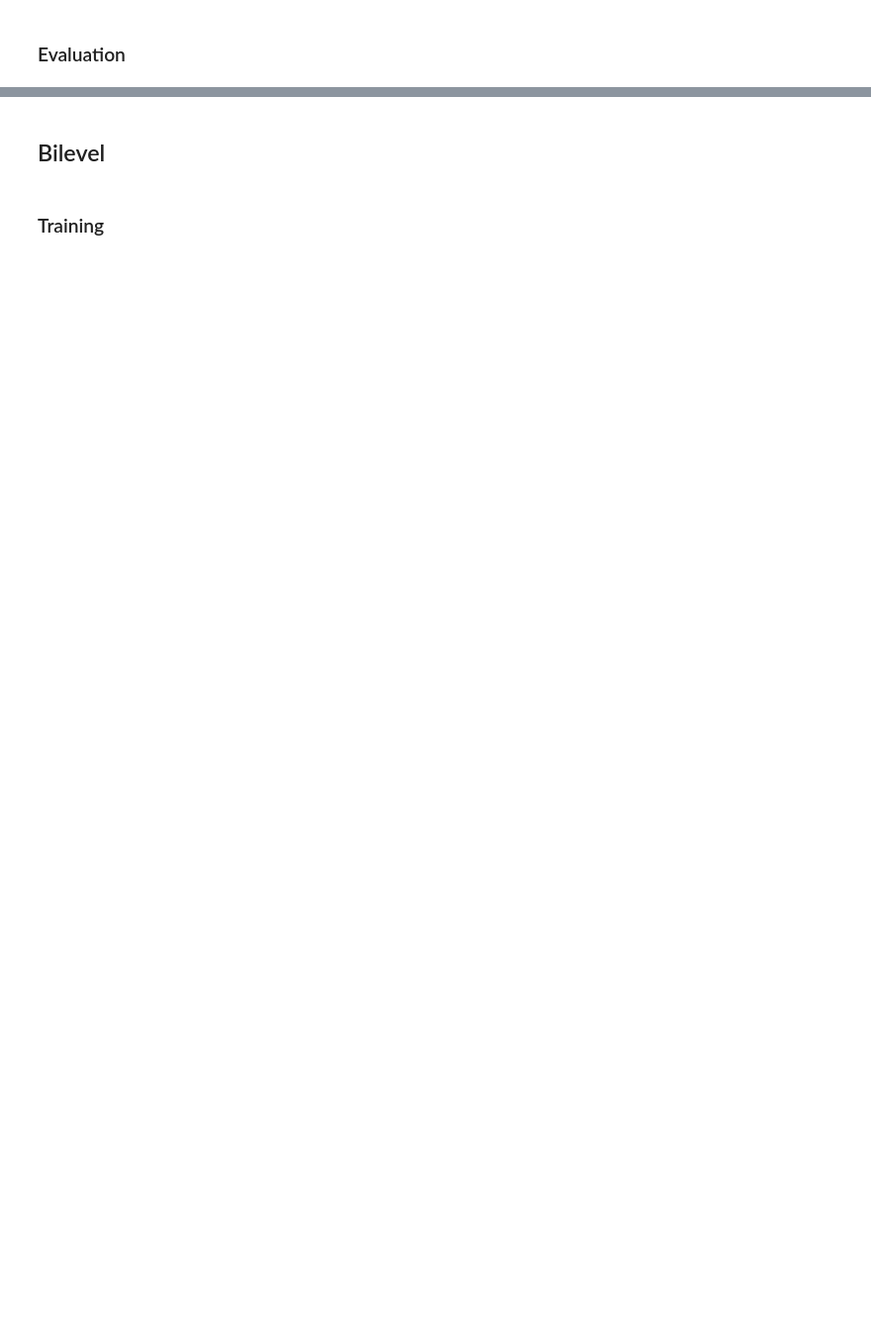
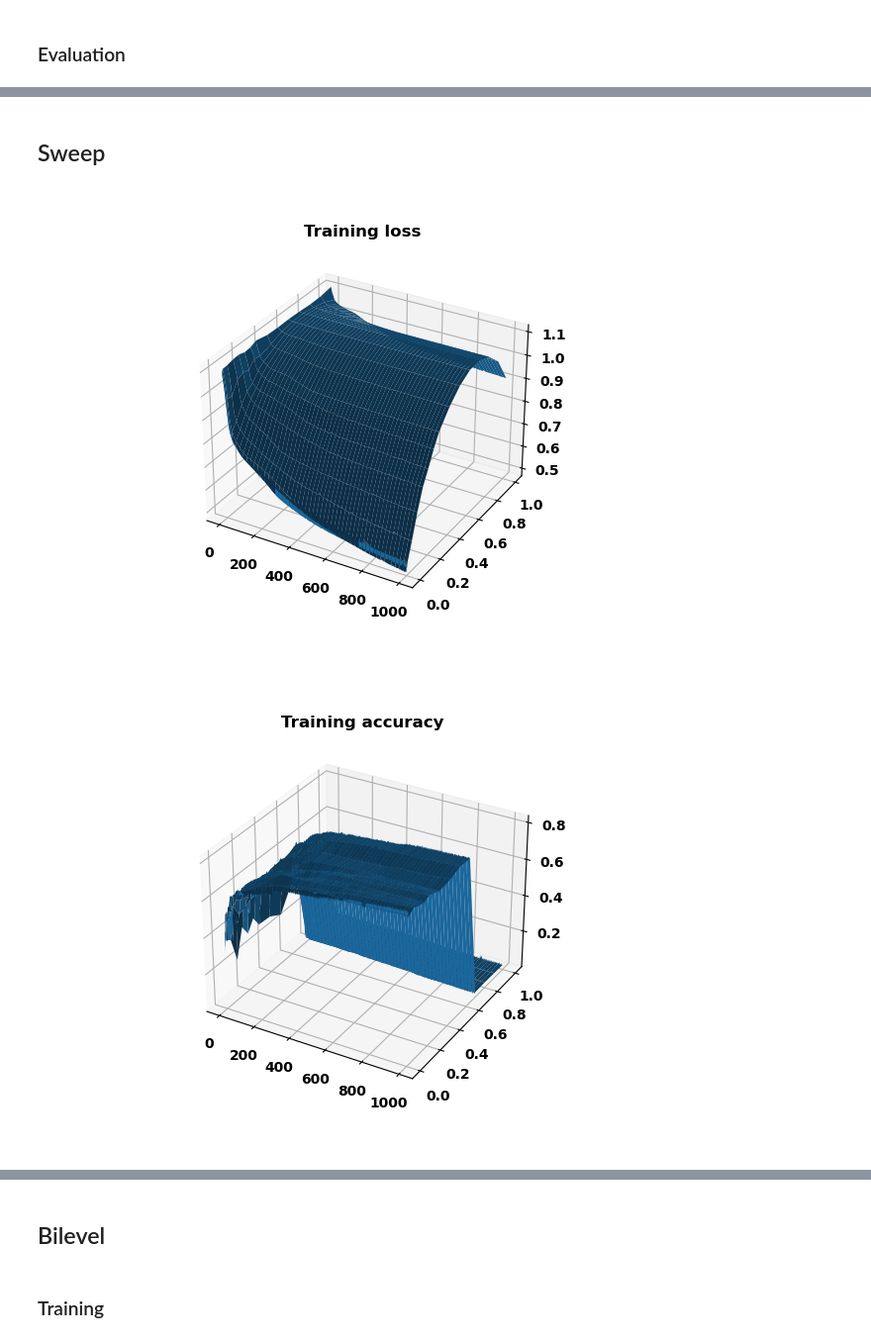
Before and after one commit to AlexanderAuras/learning_the_loss, a Jupyter notebook: 2d.ipynb, the cells around one changed output, grey strips where cells are left out. Shown at 99% size. Saved outputs shown, nothing was run; the diff lists cells and outputs as text; code cells hidden in the pictures; blank space fills up the shorter version.

```diff
--- a/2d.ipynb
+++ b/2d.ipynb
@@ -235,0 +216,65 @@ No handles with labels found to put in legend.
+# %% [markdown]
+## Sweep
+# %%
+values = [0.0, 0.001, 0.005, 0.01, 0.05, 0.1, 0.15, 0.2, 0.25, 0.3, 0.4, 0.5, 0.6, 0.7, 0.8, 0.9, 1.0]
+epochs = 1000
+losses_train = np.zeros((len(values),epochs))
+accuracy_train = np.zeros((len(values),epochs))
+losses_test = np.zeros((len(values),epochs))
+accuracy_test = np.zeros((len(values),epochs))
+
+for v in range(len(values)):
+    model = Net()
+    model.cuda()
+    loss_function = LabelSmoothingLoss(3, torch.full((1,), values[v]), False)
+    loss_function.cuda()
+    optimizer = torch.optim.Adam(model.parameters())
+
+    x_train = x_train.cuda()
+    y_train = y_train.cuda()
+    x_val   = x_val.cuda()
+    y_val   = y_val.cuda()
+    x_test  = x_test.cuda()
+    y_test  = y_test.cuda()
+
+    for i in range(epochs):
+        z_train = model(x_train)
+        loss = loss_function(z_train, y_train)
+        losses_train[v,i] = loss.item()
+        accuracy_train[v,i] = (torch.argmax(torch.nn.functional.softmax(z_train, dim=1), dim=1)==y_train).sum()/data_counts_acc[0][len(data_counts_acc[0])-1]
+        losses_test[v,i] = loss_function(model(x_test), y_test).item()
+        accuracy_test[v,i] = (torch.argmax(torch.nn.functional.softmax(model(x_test), dim=1), dim=1)==y_test).sum()/data_counts_acc[2][len(data_counts_acc[2])-1]
+        optimizer.zero_grad()
+        loss.backward()
+        optimizer.step()
+
+fig = plt.figure()
+axes = fig.add_subplot(111, projection="3d")
+axes.set_title("Training loss")
+grid_x, grid_y = np.meshgrid(np.arange(epochs)*1.0, np.array(values), indexing="ij")
+axes.plot_surface(grid_x, grid_y, losses_train.transpose(1,0))
+axes.grid()
+
+fig = plt.figure()
+axes = fig.add_subplot(111, projection="3d")
+axes.set_title("Training accuracy")
+grid_x, grid_y = np.meshgrid(np.arange(epochs)*1.0, np.array(values), indexing="ij")
+axes.plot_surface(grid_x, grid_y, accuracy_train.transpose(1,0))
+axes.grid()
+
+fig = plt.figure()
+axes = fig.add_subplot(111, projection="3d")
+axes.set_title("Test loss")
+grid_x, grid_y = np.meshgrid(np.arange(epochs)*1.0, np.array(values), indexing="ij")
+axes.plot_surface(grid_x, grid_y, losses_test.transpose(1,0))
+axes.grid()
+
+fig = plt.figure()
+axes = fig.add_subplot(111, projection="3d")
+axes.set_title("Test accuracy")
+grid_x, grid_y = np.meshgrid(np.arange(epochs)*1.0, np.array(values), indexing="ij")
+axes.plot_surface(grid_x, grid_y, accuracy_test.transpose(1,0))
+axes.grid()
+# %% [output]
+[figure, added]
+[figure, added]
```
Also changed, not shown: parts of 20 cells of this notebook, 9 other files.
